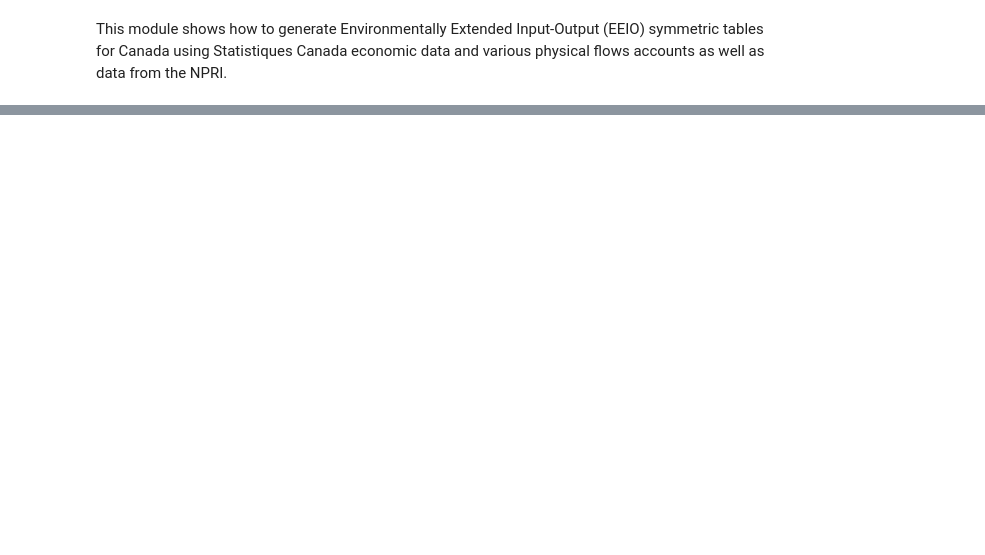
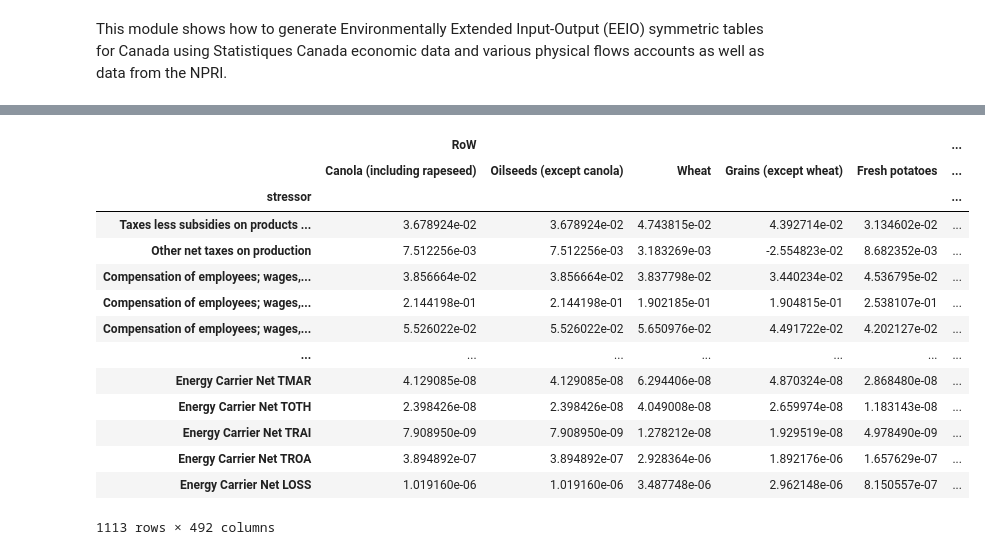
Before and after one commit to CIRAIG/OpenIO-Canada, a Jupyter notebook: doc/demo.ipynb, the cells around one changed output, grey strips where cells are left out. Saved outputs shown, nothing was run; the diff lists cells and outputs as text; code cells hidden in the pictures; blank space fills up the shorter version.

```diff
--- a/doc/demo.ipynb
+++ b/doc/demo.ipynb
@@ -293,0 +194,21 @@ tables.export(filepath='.../openIO-Canada.xlsx', format='excel')
+# %%
+# the lifecycle normalized emissions for international imports (calculated from exiobase)
+# note that the matrix is called SL as it comes from the operation S.L from exiobase to account for the lifecycle
+# within exiobase's economy. We then just need to multiply by the demand of openIO to obtain the emissions.
+tables.SL_INT
+# %% [output]
+|  | RoW |  |  |  |  | ... |
+|  | Canola (including rapeseed) | Oilseeds (except canola) | Wheat | Grains (except wheat) | Fresh potatoes | ... |
+| stressor |  |  |  |  |  | ... |
+| Taxes less subsidies on products ... | 3.678924e-02 | 3.678924e-02 | 4.743815e-02 | 4.392714e-02 | 3.134602e-02 | ... |
+| Other net taxes on production | 7.512256e-03 | 7.512256e-03 | 3.183269e-03 | -2.554823e-02 | 8.682352e-03 | ... |
+| Compensation of employees; wages,... | 3.856664e-02 | 3.856664e-02 | 3.837798e-02 | 3.440234e-02 | 4.536795e-02 | ... |
+| Compensation of employees; wages,... | 2.144198e-01 | 2.144198e-01 | 1.902185e-01 | 1.904815e-01 | 2.538107e-01 | ... |
+| Compensation of employees; wages,... | 5.526022e-02 | 5.526022e-02 | 5.650976e-02 | 4.491722e-02 | 4.202127e-02 | ... |
+| ... | ... | ... | ... | ... | ... | ... |
+| Energy Carrier Net TMAR | 4.129085e-08 | 4.129085e-08 | 6.294406e-08 | 4.870324e-08 | 2.868480e-08 | ... |
+| Energy Carrier Net TOTH | 2.398426e-08 | 2.398426e-08 | 4.049008e-08 | 2.659974e-08 | 1.183143e-08 | ... |
+| Energy Carrier Net TRAI | 7.908950e-09 | 7.908950e-09 | 1.278212e-08 | 1.929519e-08 | 4.978490e-09 | ... |
+| Energy Carrier Net TROA | 3.894892e-07 | 3.894892e-07 | 2.928364e-06 | 1.892176e-06 | 1.657629e-07 | ... |
+| Energy Carrier Net LOSS | 1.019160e-06 | 1.019160e-06 | 3.487748e-06 | 2.962148e-06 | 8.150557e-07 | ... |
+1113 rows × 492 columns
```
Also changed, not shown: parts of 66 cells of this notebook.
